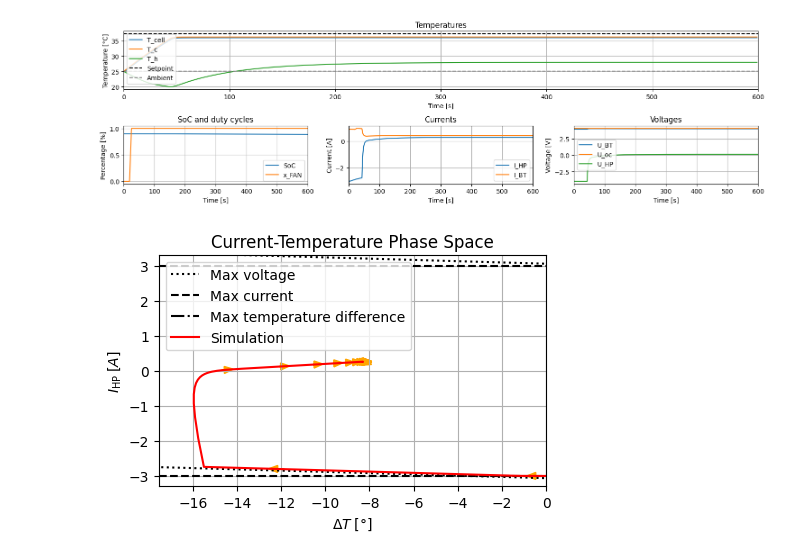
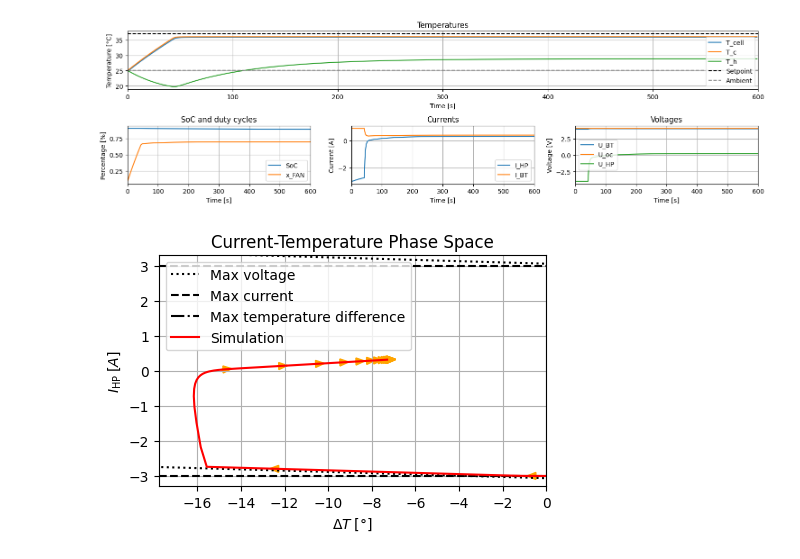
Before and after one commit to Jackmastro/Semester_Project, a Jupyter notebook: notebooks/main_simulation.ipynb, the cells around one changed output. Saved outputs shown, nothing was run; the diff lists cells and outputs as text; code cells hidden in the pictures.

Commit message:
setpoint correction

```diff
--- a/notebooks/main_simulation.ipynb
+++ b/notebooks/main_simulation.ipynb
@@ -32,17 +32,17 @@ assert time_span >= dt_sim, "Time span must be greater than or equal to the time
 
 # Controller
 dt_disc = 0.0
-setpoint = conv_temp(37.0, 'C', 'K') # K
+setpoint_T_cell = conv_temp(37.0, 'C', 'K') # K
 
 # PID
 kp, ki, kd = -2.5, -4.0, 0.0
 output_limits = (-model.I_HP_max, model.I_HP_max) # A
 
-pid_controller = PIDController(kp, ki, kd, setpoint, dt_disc, output_limits)
+pid_controller = PIDController(kp, ki, kd, setpoint_T_cell, dt_disc, output_limits)
 
 R_frac = (model.R_4_lambda + model.R_5) / model.R_5
-setpoint = (setpoint - model.T_amb) * R_frac + model.T_amb
-pid_Tc_controller = PIDController_Tc(kp, ki, kd, setpoint, dt_disc, output_limits)
+setpoint_Tc = (setpoint_T_cell - model.T_amb) * R_frac + model.T_amb
+pid_Tc_controller = PIDController_Tc(kp, ki, kd, setpoint_Tc, dt_disc, output_limits)
 
 # LQR
 A, B, h, C, D, l = model.get_continuous_linearization()
@@ -51,10 +51,10 @@ Q = np.array([[0, 0, 0],
               [0, q, 0],
               [0, 0, 0]])
 r1 = 10 / model.I_HP_max**2
-r2 = 1
+r2 = 15
 R = np.array([[r1, 0 ],
               [0,  r2]])
-lqr_controller = LQRController_cont(model, setpoint, A, B, Q, R)
+lqr_controller = LQRController_cont(model, setpoint_Tc, A, B, Q, R)
 
 # Save matrices as csv
 # directory = 'C:\\Users\\giaco\\Git_Repositories\\Semester_Thesis_1\\data\\state_space\\'
@@ -91,7 +91,7 @@ ax = results.plot(
     ax=ax0
 )
 ax.axhline(
-    y=conv_temp(setpoint, 'K', 'C'),
+    y=conv_temp(setpoint_T_cell, 'K', 'C'),
     color='black',
     linestyle='--',
     label='Setpoint'
@@ -125,34 +125,34 @@ ax2 = fig.add_subplot(gs[1, 1])
 ax = results.plot(
     x="time",
     y=["I_HP", "I_BT"],
     xlabel="Time [s]",
     ylabel="Current [A]",
     title="Currents",
     ax=ax2
 )
 ax.legend()
 ax.grid()
 ax.set_xlim(xlimits)
 
 # Voltages
 ax3 = fig.add_subplot(gs[1, 2])
 ax = results.plot(
     x="time",
     y=["U_BT", "U_oc", "U_HP"],
     xlabel="Time [s]",
     ylabel="Voltage [V]",
     title="Voltages",
     ax=ax3
 )
 ax.legend()
 ax.grid()
 ax.set_xlim(xlimits)
 
 # Adjust layout
 plt.tight_layout()
 plt.show()
 # %% [output]
-[figure, old version]
+[figure, new version]
 # %%
 x_sim = results["T_h"].to_numpy() - results["T_c"].to_numpy()
 y_sim = results["I_HP"].to_numpy()
@@ -233,7 +233,7 @@ plt.grid()
 plt.legend()
 plt.show()
 # %% [output]
-[figure, old version]
+[figure, new version]
 # %%
 # # Continuous Open-Loop
 # # Nonlinear phase portrait
```
Also changed, not shown: 1 other file.
